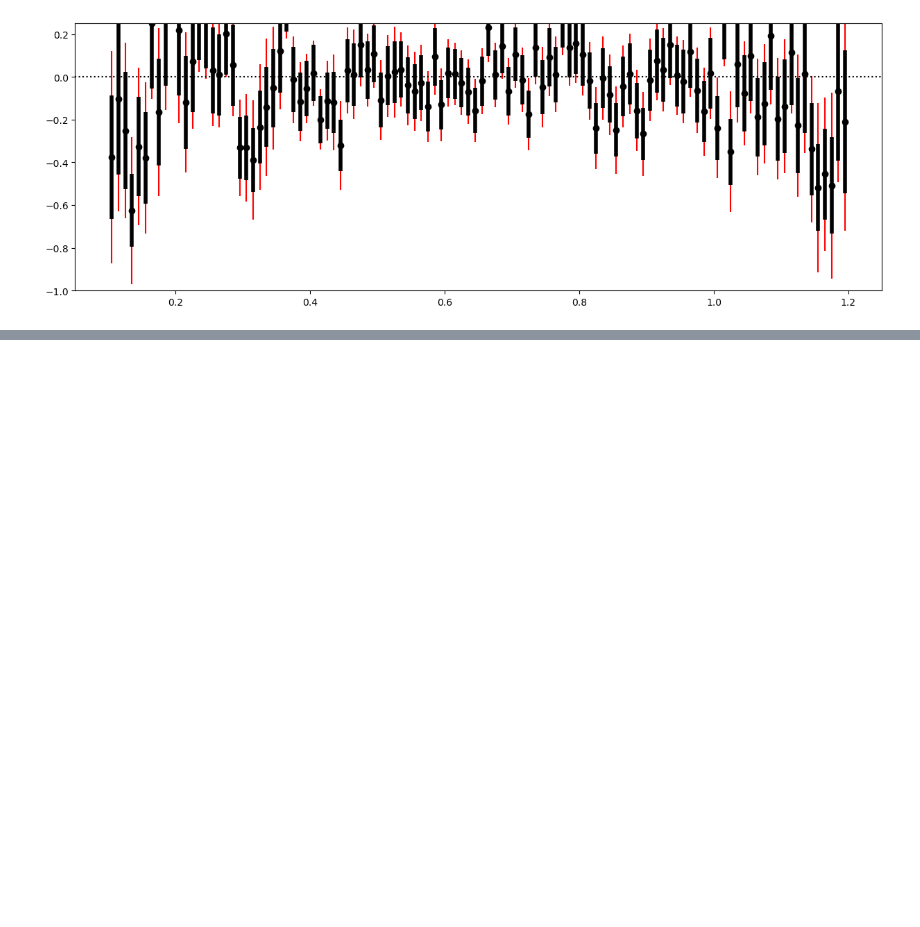
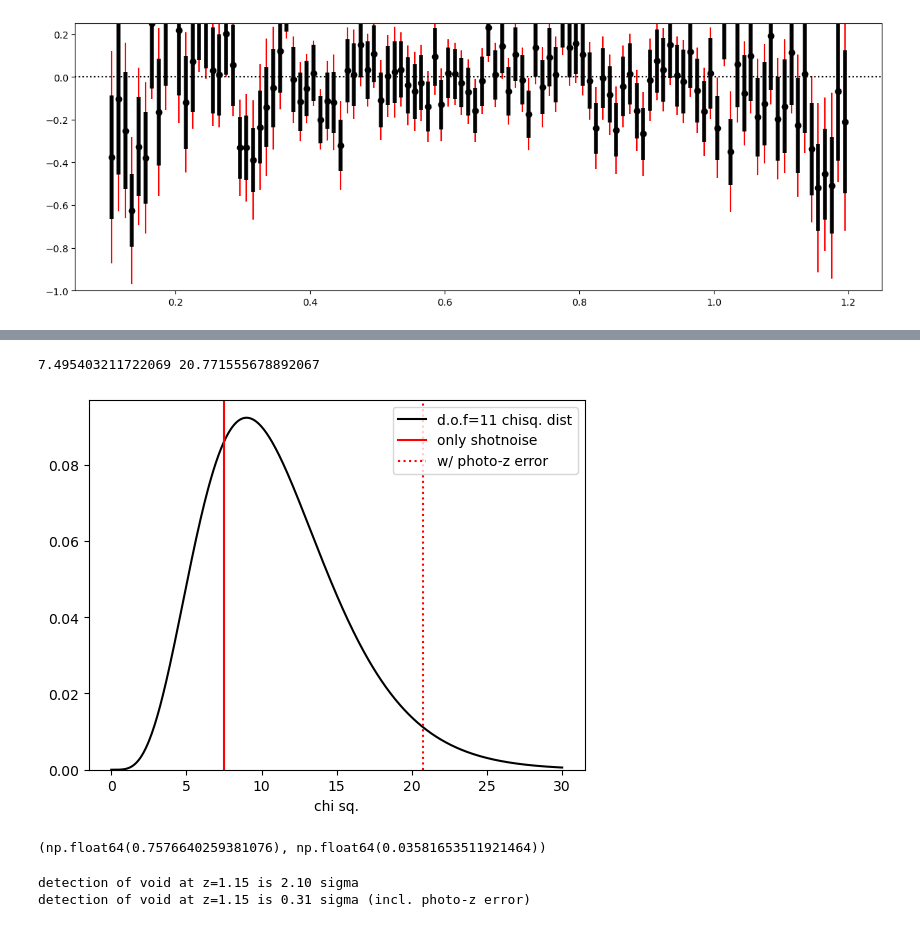
Before and after one commit to AtsushiNishizawa/cs_void, a Jupyter notebook: getProfile.ipynb, the cells around one changed output, grey strips where cells are left out. Cells and saved outputs as stored; diff of their text form; code cells hidden in the pictures; blank space fills up the shorter version.

```diff
--- a/getProfile.ipynb
+++ b/getProfile.ipynb
@@ -206,0 +235,39 @@ df.to_csv("CS_void_zdist_WaZPCluster.csv", index=False, float_format="%6.4f")
+# %%
+idx_min = 100
+idx_max = 111
+icov = np.linalg.inv(E_delta_tot_sq)
+
+chisq = np.dot(np.dot(delta[idx_min:idx_max], icov[idx_min:idx_max, idx_min:idx_max]), delta[idx_min:idx_max].T)
+chisq_diag = np.sum(delta[idx_min:idx_max]**2/ E_delta[idx_min:idx_max]**2)
+print(chisq, chisq_diag)
+# %% [output]
+7.495403211722069 20.771555678892067
+# %%
+from scipy.stats import chi2, norm
+
+df = idx_max-idx_min
+x = np.linspace(0, 30, 500)
+y = chi2.pdf(x, df)
+plt.plot(x, y, "k-", label="d.o.f=%i chisq. dist"%df)
+plt.axvline(x=chisq, color="r", ls="-", label="only shotnoise")
+plt.axvline(x=chisq_diag, color="r", ls=":", label="w/ photo-z error")
+plt.ylim(ymin=0)
+plt.xlabel("chi sq.")
+plt.legend()
+plt.show()
+# %% [output]
+[figure, added]
+# %%
+pval = chi2.sf(chisq, df)
+pval_diag = chi2.sf(chisq_diag, df)
+pval, pval_diag
+# %% [output]
+(np.float64(0.7576640259381076), np.float64(0.03581653511921464))
+# %%
+sigma = norm.isf(pval/2.)
+sigma_diag = norm.isf(pval_diag/2.)
+print ("detection of void at z=1.15 is %.2f sigma"%sigma_diag)
+print ("detection of void at z=1.15 is %.2f sigma (incl. photo-z error)"%sigma)
+# %% [output]
+detection of void at z=1.15 is 2.10 sigma
+detection of void at z=1.15 is 0.31 sigma (incl. photo-z error)
```
Also changed, not shown: parts of 7 cells of this notebook.
